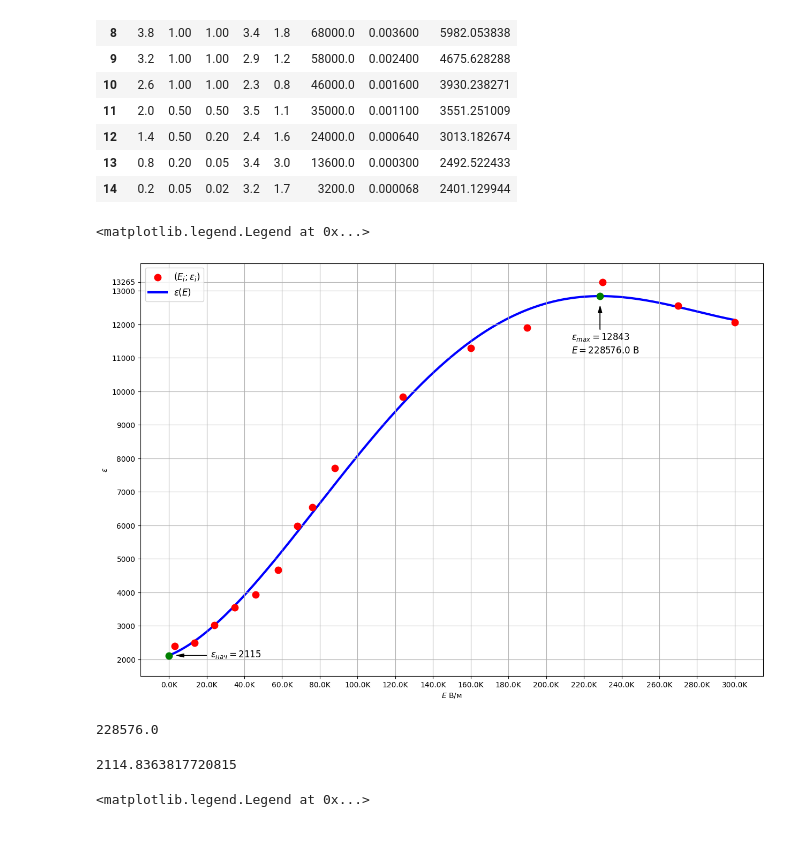
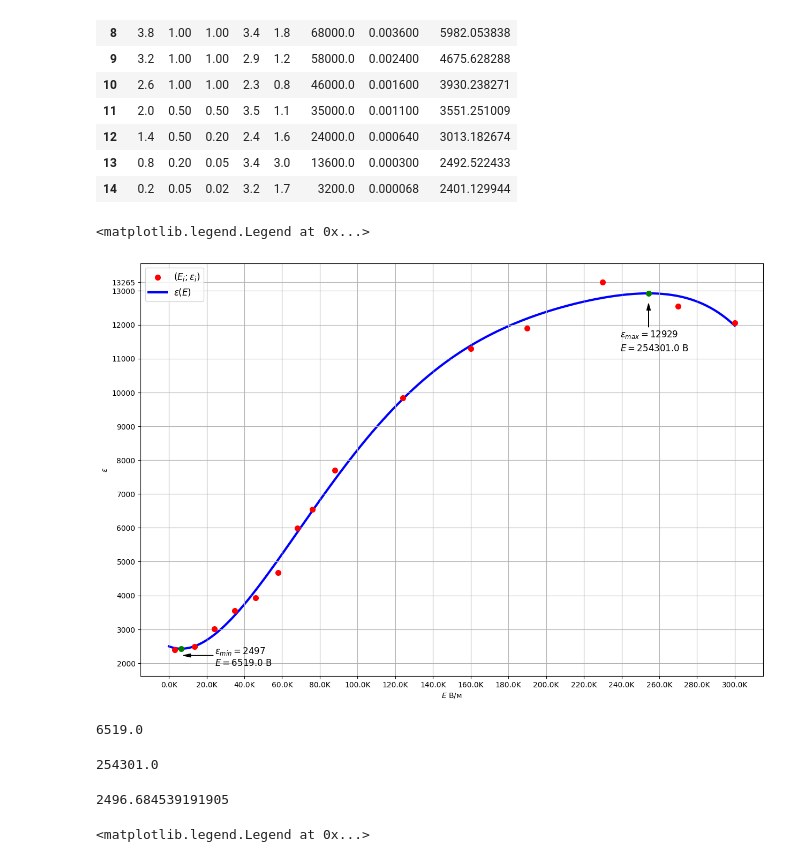
Before and after one commit to staffeev/phys_labs, a Jupyter notebook: lab3.06/lab3.06.ipynb, the cells around one changed output. Cells and saved outputs as stored; diff of their text form; code cells hidden in the pictures.

```diff
--- a/lab3.06/lab3.06.ipynb
+++ b/lab3.06/lab3.06.ipynb
@@ -109,52 +109,58 @@ df
 | 13 | 0.8 | 0.20 | 0.05 | 3.4 | 3.0 | 13600.0 | 0.000300 | 2492.522433 |
 | 14 | 0.2 | 0.05 | 0.02 | 3.2 | 1.7 | 3200.0 | 0.000068 | 2401.129944 |
 # %%
-eps_popt, _ = curve_fit(func1, df["E"], df["eps"])
+eps_popt, _ = curve_fit(func5, df["E"], df["eps"])
 X = np.arange(0, df["E"].max(), 1)
-Y = np.array([func1(x_i, *eps_popt) for x_i in X])
+Y = np.array([func5(x_i, *eps_popt) for x_i in X])
 # %%
 figure, axes = plt.subplots(figsize=(15, 10))
-# axes.set_xticks(np.arange(-3, 3.5, 0.5))
-# axes.set_yticks(np.arange(-3, 3.5, 0.5))
 axes.set_axisbelow(True)
 axes.set_xticks(list(np.arange(0, df["E"].max(), 20000)) + [df["E"].max()])
 axes.set_xticklabels([f"{e / 1000}K" for e in np.arange(0, df["E"].max(), 20000)] + [f"{df['E'].max()/1000}K"])
 axes.set_xlabel(r"$E$" + " В/м")
 axes.set_ylabel(r"$\varepsilon$")
 axes.set_yticks(list(np.arange(0, df["eps"].max(), 1000)) + [df["eps"].max()])
 axes.grid()
 
-axes.scatter(0, Y[0], color="green", zorder=1, linewidths=4)
+# axes.scatter(0, Y[0], color="green", zorder=1, linewidths=4)
 
 Y_max_ix = Y.argmax()
+Y_min_ix = Y.argmin()
 
-axes.scatter(X[Y_max_ix], Y[Y_max_ix], color="green", zorder=1, linewidths=4)
+axes.scatter(X[Y_max_ix], Y[Y_max_ix], color="green", zorder=1, linewidths=2)
+axes.scatter(X[Y_min_ix], Y[Y_min_ix], color="green", zorder=1, linewidths=2)
 
 axes.arrow(X[Y_max_ix], Y[Y_max_ix] - 1000, 0, 500, shape='full', head_width=2000, head_length=200, color="black")
 axes.text(X[Y_max_ix] - 15000, Y[Y_max_ix] - 1300, r"$\varepsilon_{max}=$" + rf"${round(Y[Y_max_ix])}$", fontsize="large")
 axes.text(X[Y_max_ix] - 15000, Y[Y_max_ix] - 1700, rf"$E={X[Y_max_ix]}$" + " В", fontsize="large")
 
 
 
-axes.scatter(df["E"], df["eps"], color="red", linewidths=4, label=r"$(E_{i};\varepsilon_{i})$", zorder=1)
+axes.scatter(df["E"], df["eps"], color="red", linewidths=2, label=r"$(E_{i};\varepsilon_{i})$", zorder=1)
 axes.plot(X, Y, color="blue", linewidth=3, label=r"$\varepsilon(E)$", zorder=-1)
 
-axes.arrow(20000, Y[0], -12000, 0, shape='full', head_width=100, head_length=4000, color="black")
+axes.arrow(X[Y_min_ix] + 17000, Y[Y_min_ix] - 200, -12000, 0, shape='full', head_width=100, head_length=4000, color="black")
 
-axes.text(22000, Y[0] - 50, r"$\varepsilon_{нач}=$" + rf"{round(Y[0])}", fontsize="large")
+axes.text(X[Y_min_ix] + 18000, Y[Y_min_ix] - 150, r"$\varepsilon_{min}=$" + rf"{round(Y[0])}", fontsize="large")
+axes.text(X[Y_min_ix] + 18000, Y[Y_min_ix] - 500, rf"$E={X[Y_min_ix]}$" + " В", fontsize="large")
+
 
 axes.legend(loc='upper left', fontsize="large")
 # %% [output]
 <matplotlib.legend.Legend at 0x...>
-[figure, old version]
+[figure, new version]
+# %%
+X[Y_min_ix]
+# %% [output]
+6519.0
 # %%
 X[Y_max_ix]
 # %% [output]
-228576.0
+254301.0
 # %%
 Y[0]
 # %% [output]
-2114.8363817720815
+2496.684539191905
 # %%
 D_popt, _ = curve_fit(func1, df["E"], df["D"])
 X2 = np.arange(0, df["E"].max(), 1)
```
Also changed, not shown: parts of 3 cells of this notebook.
